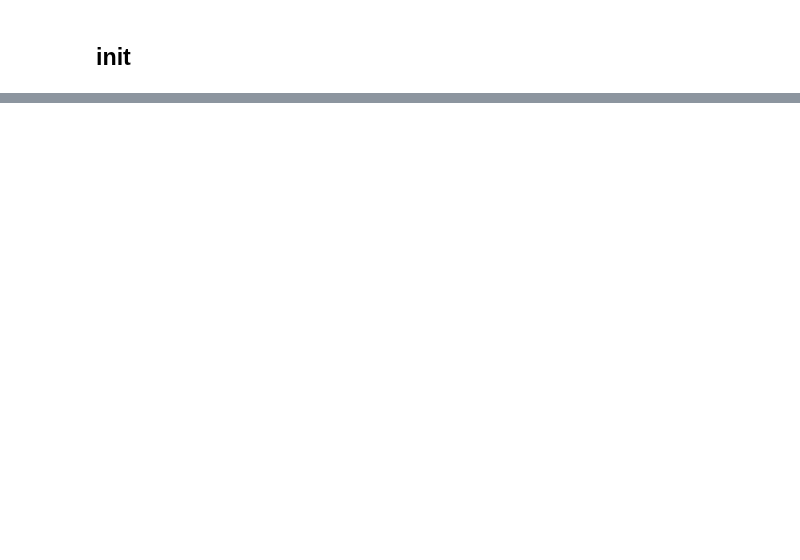
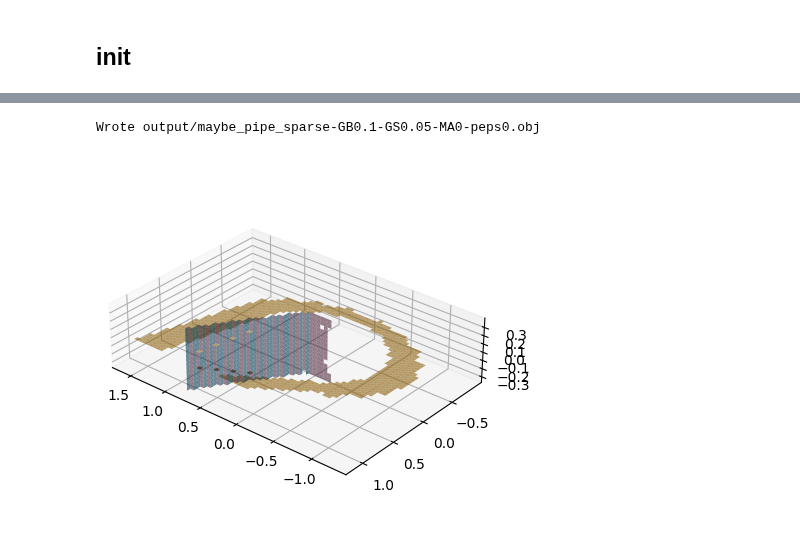
Before and after one commit to medial-ax/medial-ax, a Jupyter notebook: makethings.ipynb, the cells around one changed output, grey strips where cells are left out. Drawn from its saved outputs; the diff is of its cells as text; code cells hidden in the pictures; blank space fills up the shorter version.

```diff
--- a/makethings.ipynb
+++ b/makethings.ipynb
@@ -228,0 +124,24 @@ Wrote output/maze_2-GB0.1-GS0.05-MA0-peps0.obj
+# %%
+rs_faces = []
+rs_lines = []
+for (old_cell, new_cell, swaps) in rs_swaps:
+  state_old = rs_states[old_cell]
+  state_new = rs_states[new_cell]
+
+  swaps = swaps.pyclone()
+  # swaps.prune_coboundary(rs_complex)
+  swaps.prune_persistence(rs_complex, state_old, state_new, 0.01)
+  swaps.prune_euclidian(rs_complex, 0.5**2)
+  if example.prune_dist is not None:
+    swaps.prune_euclidian(rs_complex, example.prune_dist)
+
+  swaps = list(filter(lambda t: t.dim == example.medial_axis, swaps.v))
+
+  if 0 < len(swaps):
+    rs_faces.append(gridd.dual_face(old_cell, new_cell))
+
+export_obj(example, our_complex, rs_faces)
+fig, ax = ourplot.plot_vineyard_results(our_complex, gridd, rs_faces, CameraOpt(azim=130, elev=30), skip_grid=True, skip_cube=True)
+# %% [output]
+Wrote output/maybe_pipe_sparse-GB0.1-GS0.05-MA0-peps0.obj
+[figure, added]
```
Also changed, not shown: parts of 4 cells of this notebook, 3 other files.
